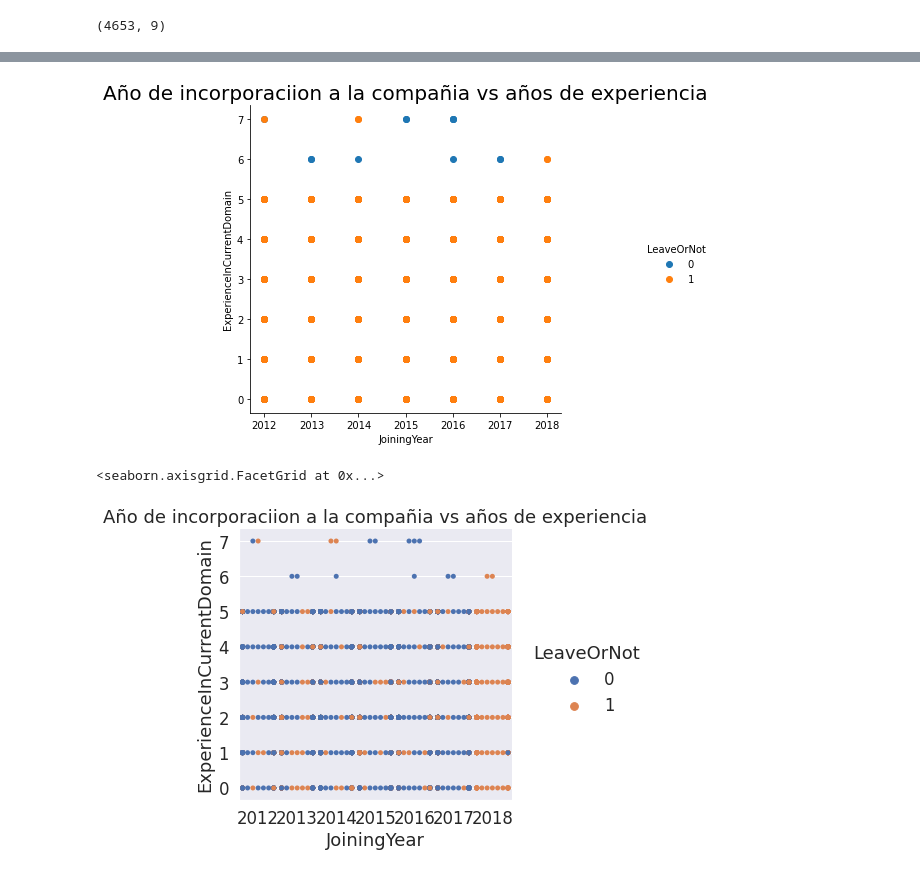
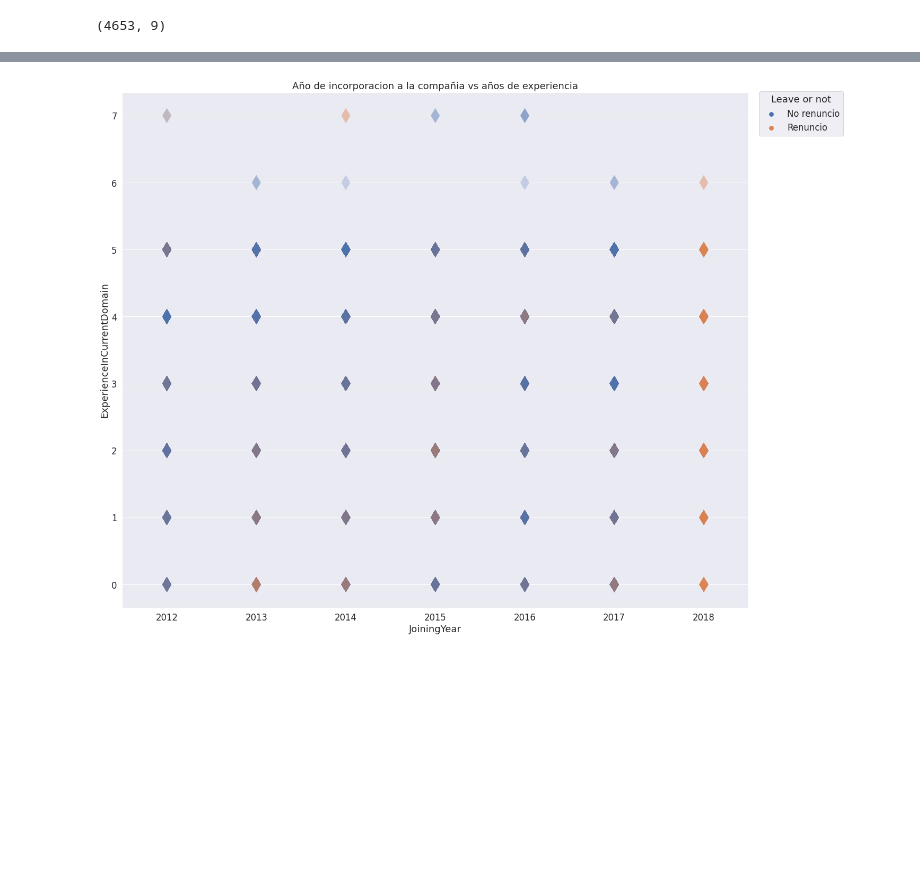
Before and after one commit to edx04/data-science, a Jupyter notebook: IdeaArellanoMultivariado.ipynb, the cells around one changed output, grey strips where cells are left out. Drawn from its saved outputs; the diff is of its cells as text; code cells hidden in the pictures; blank space fills up the shorter version.

```diff
--- a/IdeaArellanoMultivariado.ipynb
+++ b/IdeaArellanoMultivariado.ipynb
@@ -29,13 +29,17 @@ plt.show()
-# %%
-sns.FacetGrid(df,hue = 'LeaveOrNot' , size = 5).map(plt.scatter,'JoiningYear','ExperienceInCurrentDomain').add_legend();
-plt.title('Año de incorporaciion a la compañia vs años de experiencia', fontsize = 20)
-plt.show()
-# %% [output]
-[figure, removed]
-# %%
-sns.set(font_scale = 1.5)
-sns.catplot(x='JoiningYear', y='ExperienceInCurrentDomain', hue='LeaveOrNot', kind="swarm", data=df).set(title='Año de incorporaciion a la compañia vs años de experiencia')
-# %% [output]
-<seaborn.axisgrid.FacetGrid at 0x...>
-[figure, removed]
+# %%
+sns.set(font_scale = 1.5)
+fig, ax = plt.subplots(1,1,figsize=(20,15))
+
+plt.title("Año de incorporacion a la compañia vs años de experiencia")
+g = sns.stripplot(x='JoiningYear', y='ExperienceInCurrentDomain', hue='LeaveOrNot', data=df,dodge=False,size=20,jitter=False,alpha=0.25,marker="d")
+
+handles, labels = ax.get_legend_handles_labels()
+labels = ["No renuncio","Renuncio"]
+labels, handles = zip(*sorted(zip(labels, handles)))
+
+ax.legend(handles, labels, title="Leave or not", bbox_to_anchor=(1.01, 1.01), loc="upper left")
+plt.tight_layout()
+plt.show()
+# %% [output]
+[figure, added]
 # %%
```
Also changed, not shown: parts of 3 cells of this notebook.
